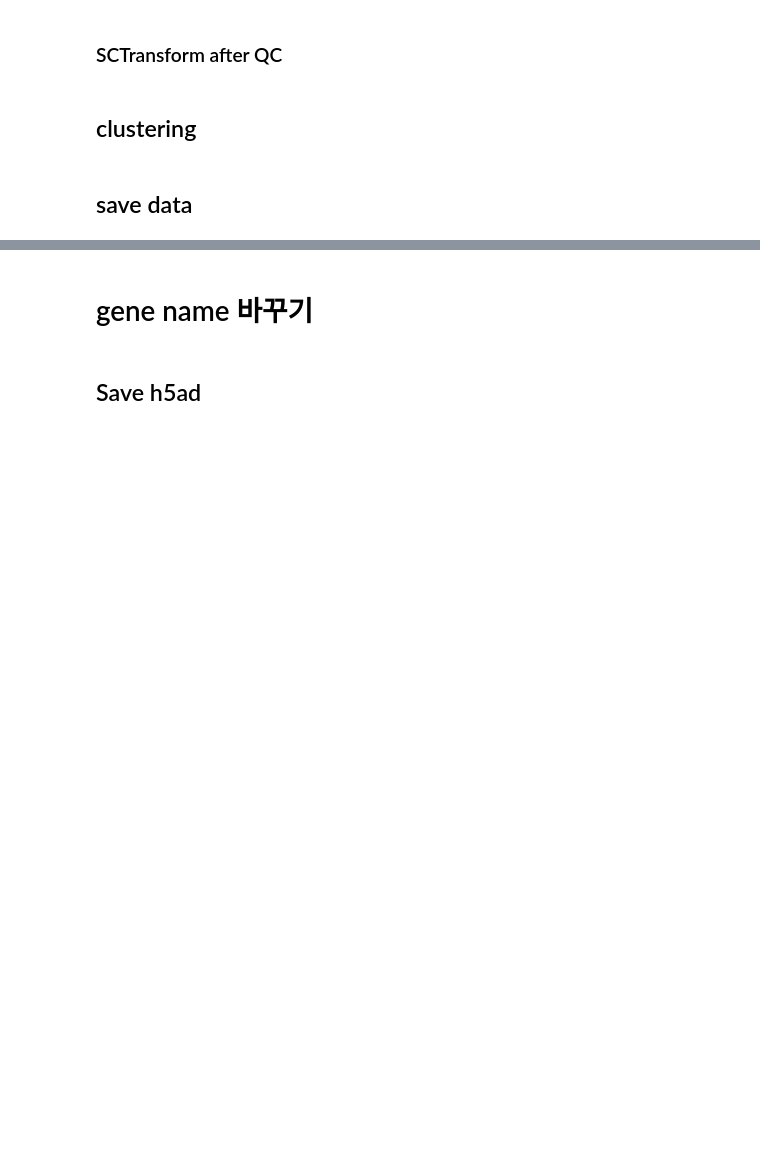
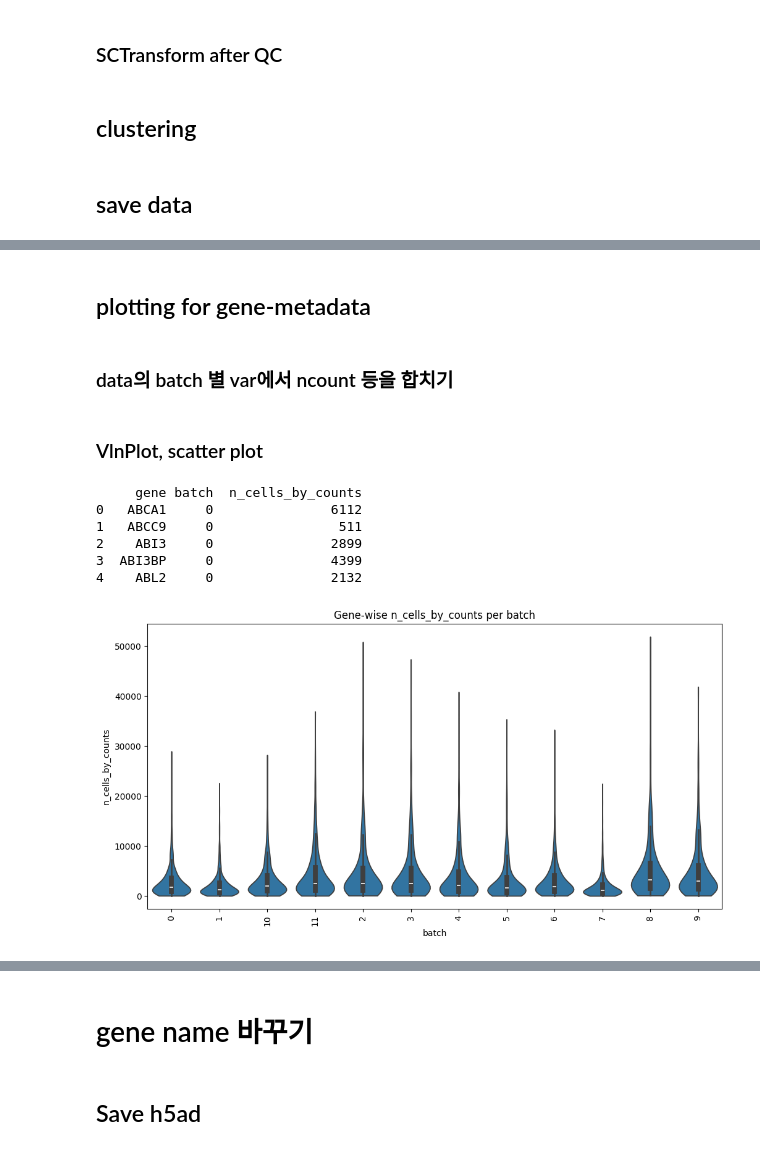
Before and after one commit to JasonK94/lit, a Jupyter notebook: Xenium_250424.ipynb, the cells around one changed output, grey strips where cells are left out. Cells and saved outputs as stored; diff of their text form; code cells hidden in the pictures; blank space fills up the shorter version.

```diff
--- a/Xenium_250424.ipynb
+++ b/Xenium_250424.ipynb
@@ -366,0 +421,13 @@ adata.write_h5ad('/data/kjc2/projects/P330.CSA/rds/250210_CRC_BJM_0050585_Region
+# %%
+crc_rna=sc.read_h5ad("/data/kjc2/projects/P330.CSA/rds/downsampled_100_re_processed_log1p_harmonized.h5ad")
+
+scale_factor=
+sc.pp.normalize_total(crc_rna, target_sum=scale_factor)
+crc_rna.layers[f"2.normalized_scale_factor={scale_factor}"]=crc_rna.X.copy()
+sc.pp.log1p(crc_rna)
+crc_rna.layers["3.log1p"]=crc_rna.X.copy()
+sc.pp.scale(crc_rna)
+crc_rna.layers["4.scale"]=crc_rna.X.copy()
+
+crc=sc.read_h5ad("/data/kjc2/projects/P330.CSA/processed_xenium/CRC_BJM1_scVIed.h5ad")
+imp=SpaGE(adatas["S1R1"].layers['log1p_counts'].T,crc_rna.layers['log1p_counts'].T)
@@ -366,0 +446,47 @@ adata.write_h5ad('/data/kjc2/projects/P330.CSA/rds/250210_CRC_BJM_0050585_Region
+# %% [markdown]
+## plotting for gene-metadata
+# %% [markdown]
+### data의 batch 별 var에서 ncount 등을 합치기
+# %% [markdown]
+### VlnPlot, scatter plot
+# %%
+import pandas as pd
+
+# var에서 batch별 n_cells_by_counts-1, n_cells_by_counts-2, ... 모으기
+cols = [col for col in crc.var.columns if col.startswith("n_cells_by_counts-")]
+
+# batch 이름 추출
+batch_names = [col.split("-")[-1] for col in cols]
+
+# dataframe 만들기
+df = crc.var[cols]
+df.columns = batch_names   # 컬럼 이름을 batch명으로
+df["gene"] = crc.var_names  # gene 이름 추가
+# long-form으로 melt
+df_long = df.melt(id_vars="gene", var_name="batch", value_name="n_cells_by_counts")
+print(df_long.head())
+# %% [output]
+     gene batch  n_cells_by_counts
+0   ABCA1     0               6112
+1   ABCC9     0                511
+2    ABI3     0               2899
+3  ABI3BP     0               4399
+4    ABL2     0               2132
+# %%
+import seaborn as sns
+import matplotlib.pyplot as plt
+
+plt.figure(figsize=(12,6))
+sns.violinplot(
+    data=df_long,
+    x="batch",
+    y="n_cells_by_counts",
+    inner="box",   # 박스플롯 겸
+    cut=0,
+    scale="width"
+)
+plt.title("Gene-wise n_cells_by_counts per batch")
+plt.xticks(rotation=90)
+plt.show()
+# %% [output]
+[figure, added]
```
Also changed, not shown: parts of 14 cells of this notebook, 6 other files.
